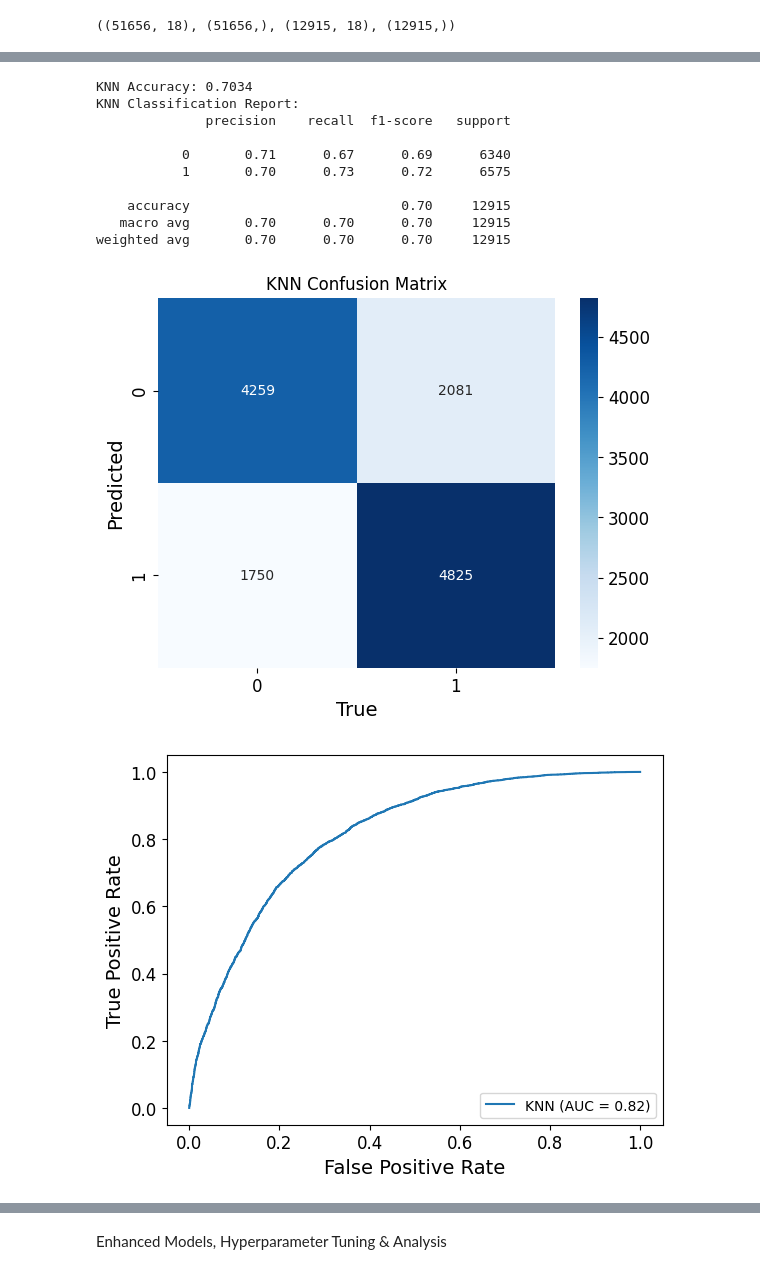
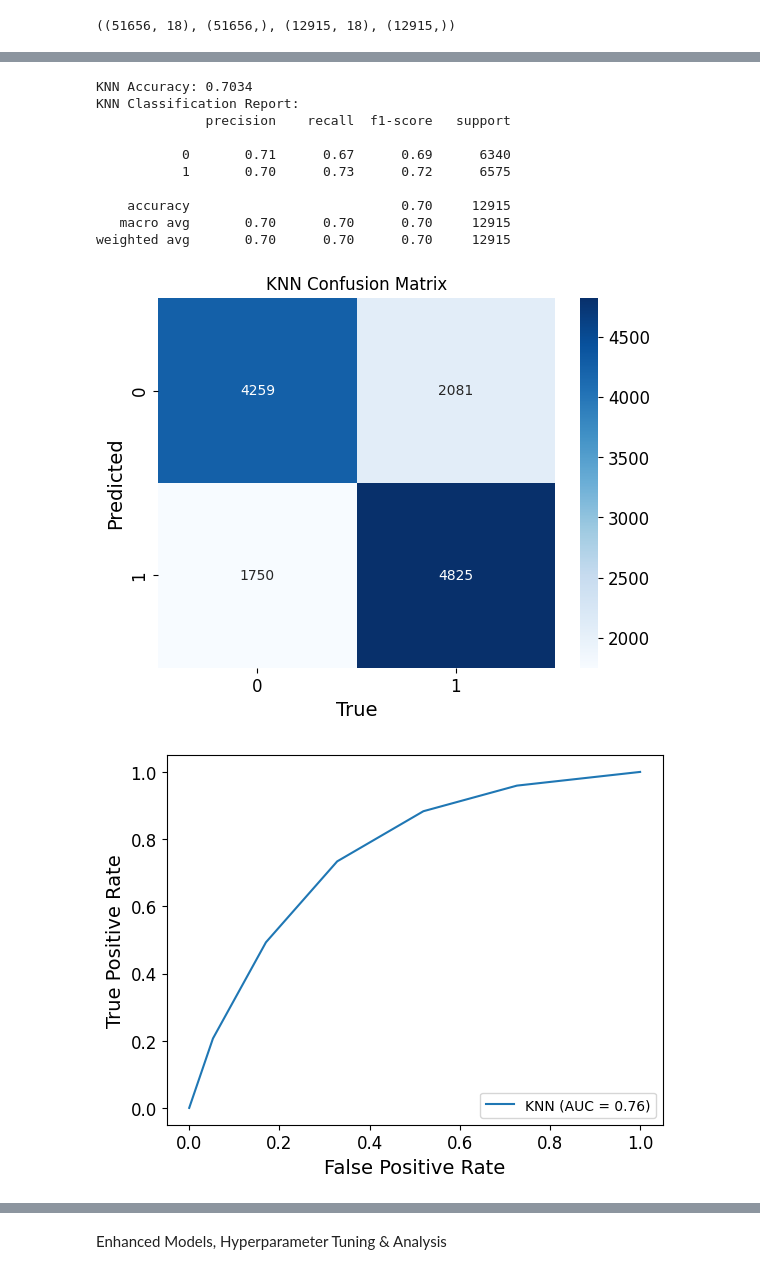
Before and after one commit to k23mhadh/DIABETES_ML_PROJECT, a Jupyter notebook: diabetes_classification.ipynb, the cells around one changed output, grey strips where cells are left out. Cells and saved outputs as stored; diff of their text form; code cells hidden in the pictures.

```diff
--- a/diabetes_classification.ipynb
+++ b/diabetes_classification.ipynb
@@ -380,23 +442,23 @@ weighted avg       0.71      0.71      0.71     12915
 # %%
 #KNN
 knn = KNeighborsClassifier(n_neighbors=5)
 knn.fit(x_train, y_train)
 
 knn_pred = knn.predict(x_test)
-evaluate_model(y_test,knn_pred, "KNN")
+evaluate_model(y_test,knn_pred, "KNN",knn)
 # %% [output]
 KNN Accuracy: 0.7034
 KNN Classification Report:
               precision    recall  f1-score   support
 
            0       0.71      0.67      0.69      6340
            1       0.70      0.73      0.72      6575
 
     accuracy                           0.70     12915
    macro avg       0.70      0.70      0.70     12915
 weighted avg       0.70      0.70      0.70     12915
 [figure]
-[figure, old version]
+[figure, new version]
 # %%
 #Ensemble method
 
```
Also changed, not shown: parts of 6 cells of this notebook.
